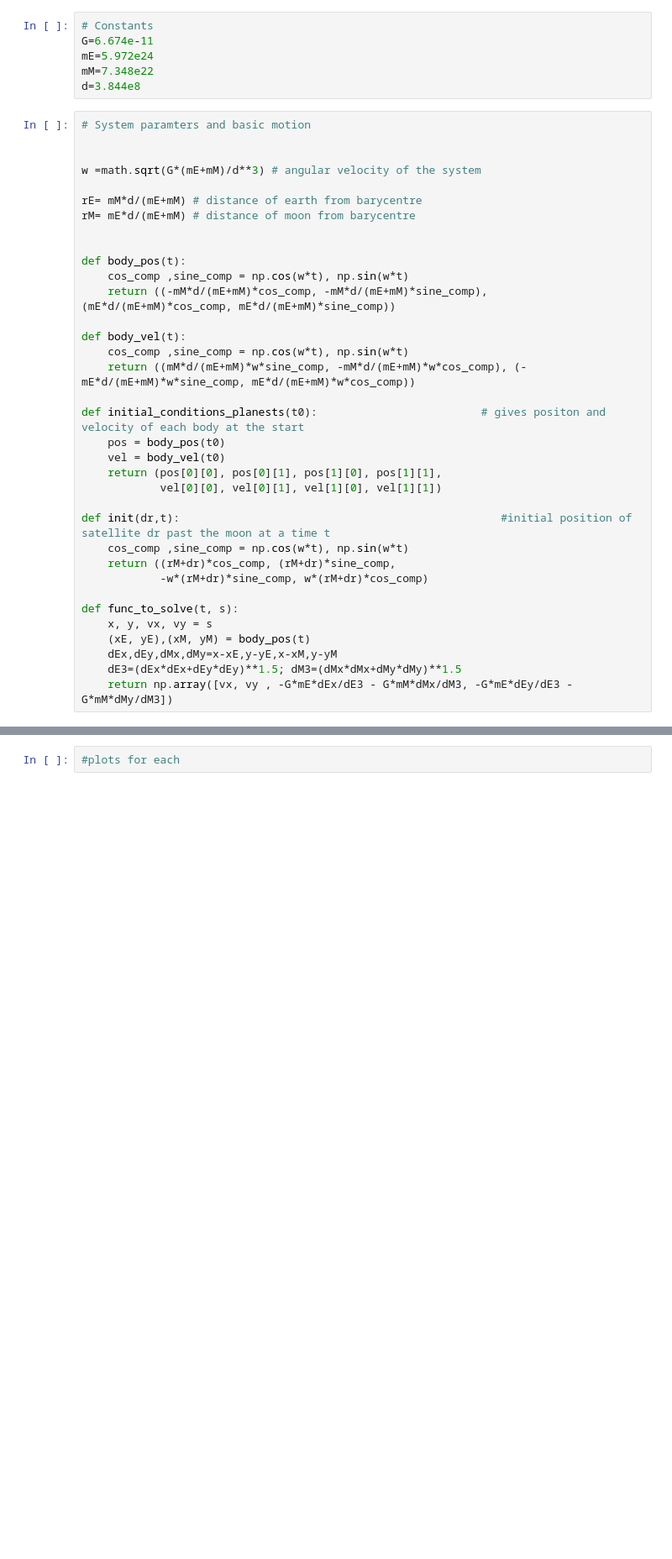
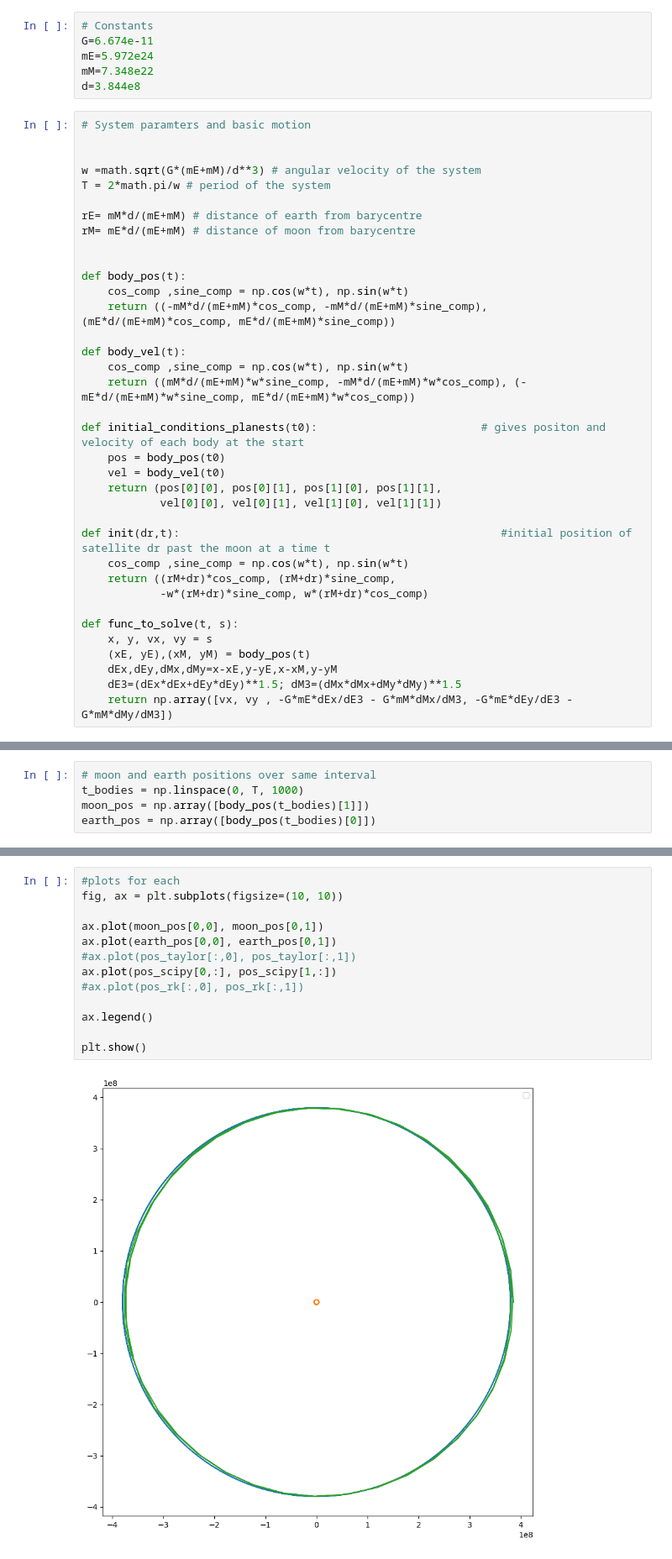
Before and after one commit to thomasyoung2619-cyber/Restricted-3-body-simulation-, a Jupyter notebook: MilestoneV2.ipynb, the cells around one changed output, grey strips where cells are left out. Shown at 84% size. Saved outputs shown, nothing was run; the diff lists cells and outputs as text; blank space fills up the shorter version.

Commit message:
first go at choosing paramters, only scipy worked really so need to figure out how ot optimise

```diff
--- a/MilestoneV2.ipynb
+++ b/MilestoneV2.ipynb
@@ -16,6 +16,7 @@ d=3.844e8
 
 
 w =math.sqrt(G*(mE+mM)/d**3) # angular velocity of the system
+T = 2*math.pi/w # period of the system
 
 rE= mM*d/(mE+mM) # distance of earth from barycentre
 rM= mE*d/(mE+mM) # distance of moon from barycentre
@@ -96,0 +128,5 @@ def Runga_Kutta_solver(f , T0,dr, T_end,h):
+# %%
+# moon and earth positions over same interval
+t_bodies = np.linspace(0, T, 1000)
+moon_pos = np.array([body_pos(t_bodies)[1]])
+earth_pos = np.array([body_pos(t_bodies)[0]])
@@ -97,2 +140,15 @@ def Runga_Kutta_solver(f , T0,dr, T_end,h):
 # %%
 #plots for each
+fig, ax = plt.subplots(figsize=(10, 10))
+
+ax.plot(moon_pos[0,0], moon_pos[0,1])
+ax.plot(earth_pos[0,0], earth_pos[0,1])
+#ax.plot(pos_taylor[:,0], pos_taylor[:,1])
+ax.plot(pos_scipy[0,:], pos_scipy[1,:])
+#ax.plot(pos_rk[:,0], pos_rk[:,1])
+
+ax.legend()
+
+plt.show()
+# %% [output]
+[figure, added]
```
Also changed, not shown: parts of 4 cells of this notebook, 1 other file.
